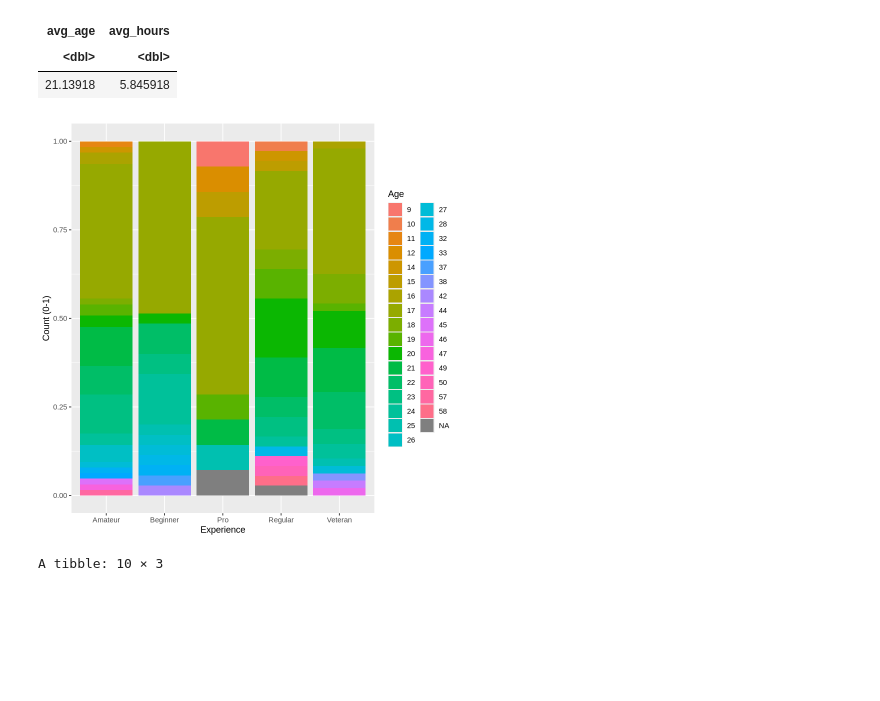
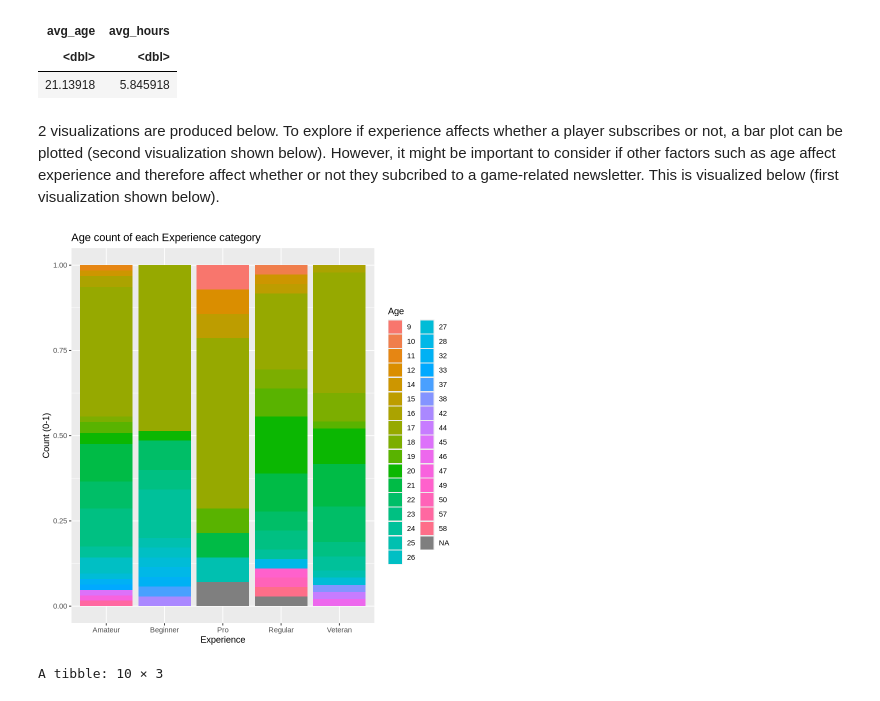
Before and after one commit to annhuynhh/individual_planning_project, a Jupyter notebook: huynh_individual_planning.ipynb, the cells around one changed output. Cells and saved outputs as stored; diff of their text form; code cells hidden in the pictures; blank space fills up the shorter version.

Commit message:
Added methods and plans section
methods and plans section added. assignment completed. some minor tweaks to plots (added titles).

```diff
--- a/huynh_individual_planning.ipynb
+++ b/huynh_individual_planning.ipynb
@@ -118,6 +118,8 @@ A tibble: 1 × 2
 | avg_age | avg_hours |
 | <dbl> | <dbl> |
 | 21.13918 | 5.845918 |
+# %% [markdown]
+2 visualizations are produced below. To explore if experience affects whether a player subscribes or not, a bar plot can be plotted (second visualization shown below). However, it might be important to consider if other factors such as age affect experience and therefore affect whether or not they subcribed to a game-related newsletter. This is visualized below (first visualization shown below).
 # %%
 age_groups <- players |>
     arrange(Age) |>
@@ -126,11 +128,11 @@ age_groups <- players |>
 # %%
 age_exp_plot <- ggplot(age_groups, aes(x = experience, y = n, fill = Age)) +
     geom_bar(stat = "identity", position = "fill") +
-    labs(x = "Experience", y = "Count (0-1)", fill = "Age")
+    labs(x = "Experience", y = "Count (0-1)", fill = "Age", title = "Age count of each Experience category")
 
 age_exp_plot
 # %% [output]
-[figure, old version]
+[figure, new version]
 # %%
 sub_groups <- players |>
     mutate(subscribe = as_factor(subscribe)) |>
```
Also changed, not shown: parts of 3 cells of this notebook.
